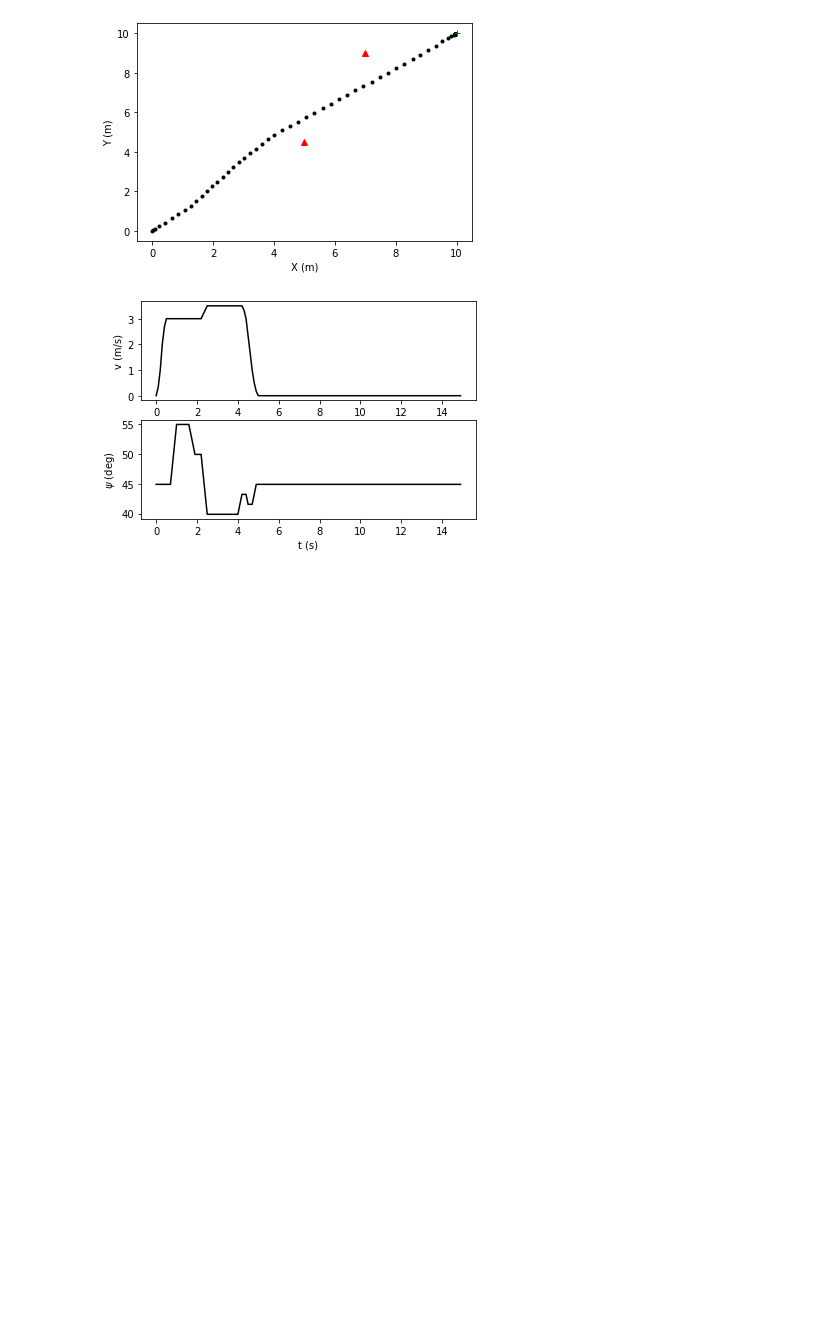
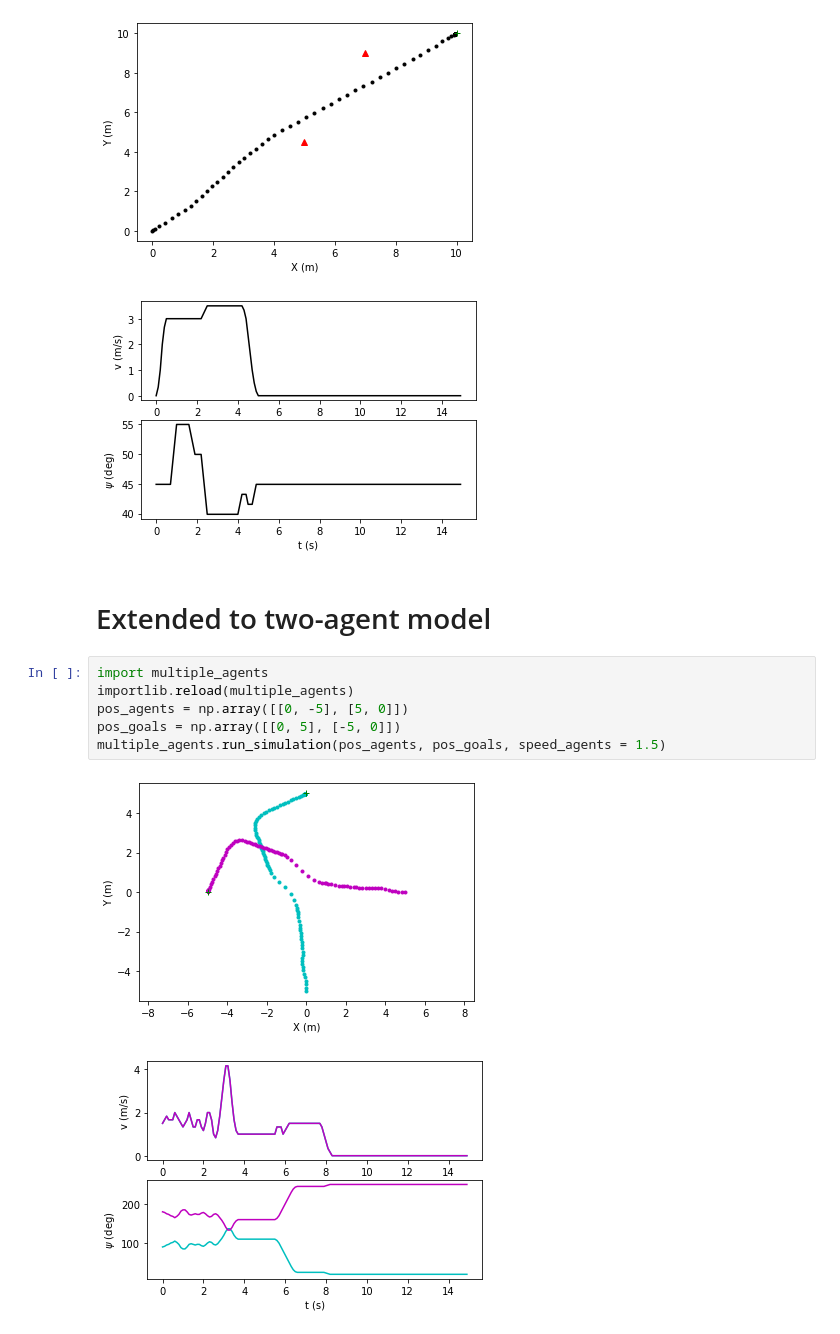
Before and after one commit to gmarkkula/COMMOTIONSFramework, a Jupyter notebook: First simple test.ipynb, the cells around one changed output. Cells and saved outputs as stored; diff of their text form; blank space fills up the shorter version.

Commit message:
added multiple_agents
first working version of multiple_agents

```diff
--- a/First simple test.ipynb
+++ b/First simple test.ipynb
@@ -40,3 +40,14 @@ one_agent.run_simulation(x_goal, x_obstacles, params)
 # %% [output]
 [figure]
 [figure]
+# %% [markdown]
+# Extended to two-agent model
+# %%
+import multiple_agents
+importlib.reload(multiple_agents)
+pos_agents = np.array([[0, -5], [5, 0]])
+pos_goals = np.array([[0, 5], [-5, 0]])
+multiple_agents.run_simulation(pos_agents, pos_goals, speed_agents = 1.5)
+# %% [output]
+[figure, added]
+[figure, added]
```
Also changed, not shown: parts of 3 cells of this notebook, 1 other file.
